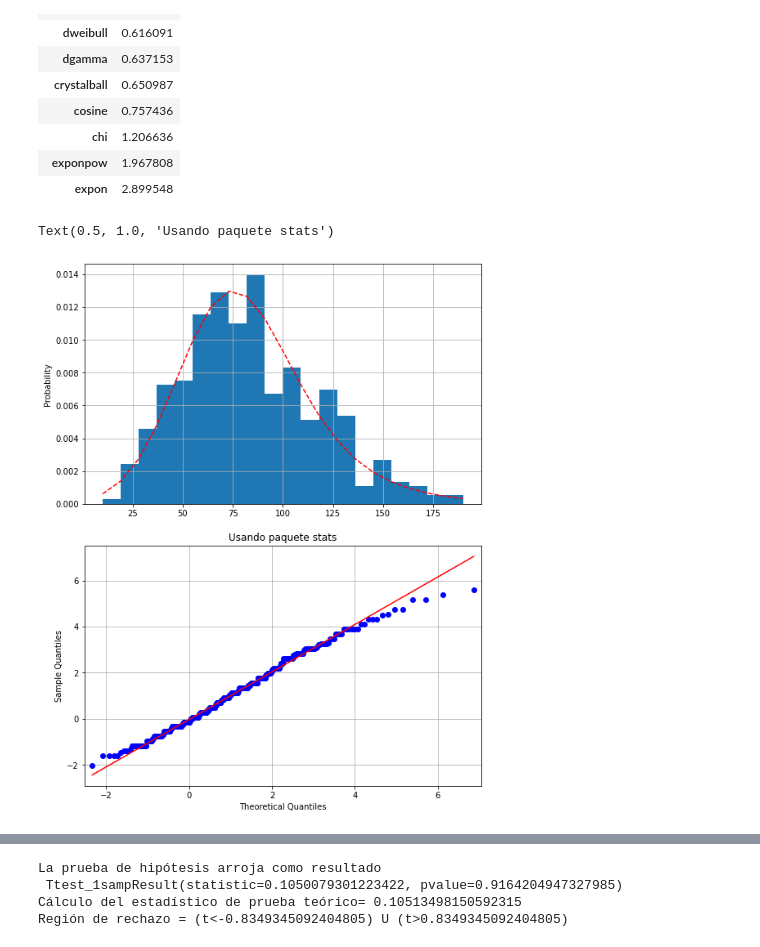
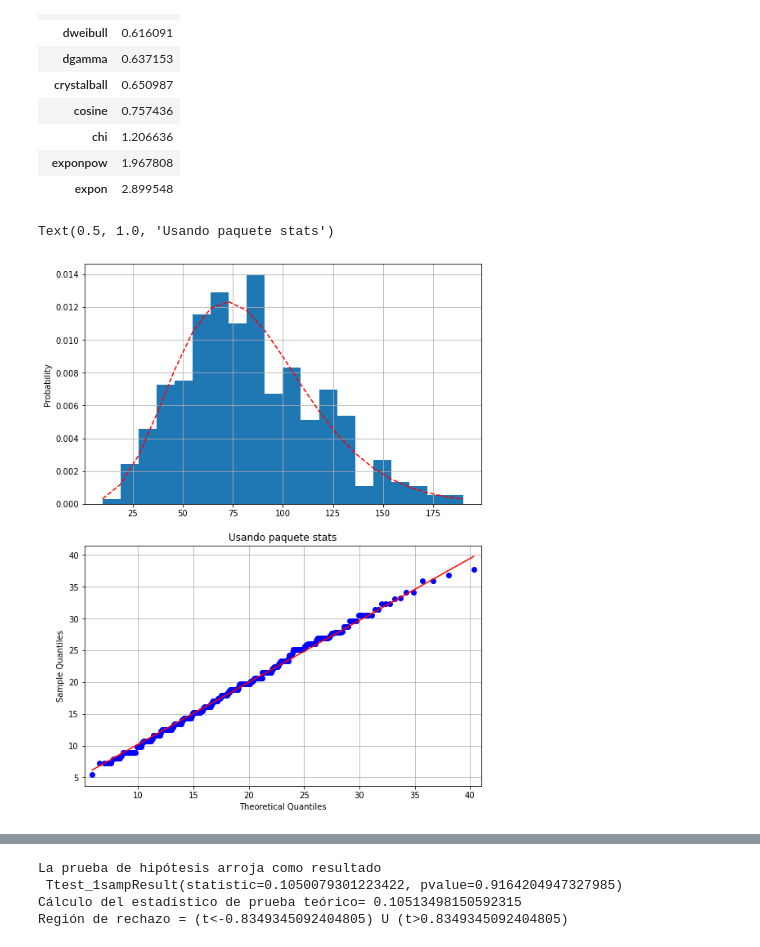
Before and after one commit to JuanPrdz/Proyecto_tema2_JPRodriguez_ARamirez_SRomero, a Jupyter notebook: El_bueno.ipynb, the cells around one changed output, grey strips where cells are left out. Drawn from its saved outputs; the diff is of its cells as text; code cells hidden in the pictures.

```diff
--- a/El_bueno.ipynb
+++ b/El_bueno.ipynb
@@ -213,28 +213,28 @@ error.sort_values("error")
 # %%
 # Histograma de las variables creadas
 divisiones = 20 # Cantidad de barras en el histograma
 fig, ax = plt.subplots(2,1, figsize=(8,10))
 fig.tight_layout(pad=3.0)
 
 y, x, _ = ax[0].hist(ataque, divisiones, density=True, label='Histograma mediciones')
 
 # Función de distribución de probabilidad la cual creemos que mis datos distribuyen
 # RECORDAR: SÓLO FUNCIONA PARA DISTRIBUCIONES CONTINUAS
-dist = 'exponnorm'
+dist = 'chi2'
 params = getattr(st, dist).fit(ataque)
 
 # Graficar PDF de la distribución que queremos probar
 
 # x = np.arange(measurements.min(), measurements.max(), .01)
 y_hat = getattr(st, dist).pdf(x, *params)
 ax[0].plot(x, y_hat,'r--', label='Distribución ajustada')
 ax[0].set_ylabel('Probability')
 ax[0].grid()
 
 
 grap1 = sm.qqplot(ataque, dist=getattr(st, dist), line='q', fit=True, ax=ax[1])
 ax[1].grid()
 ax[1].set_title('Usando paquete stats')
 # %% [output]
 Text(0.5, 1.0, 'Usando paquete stats')
-[figure, old version]
+[figure, new version]
```
Also changed, not shown: parts of 7 cells of this notebook.
